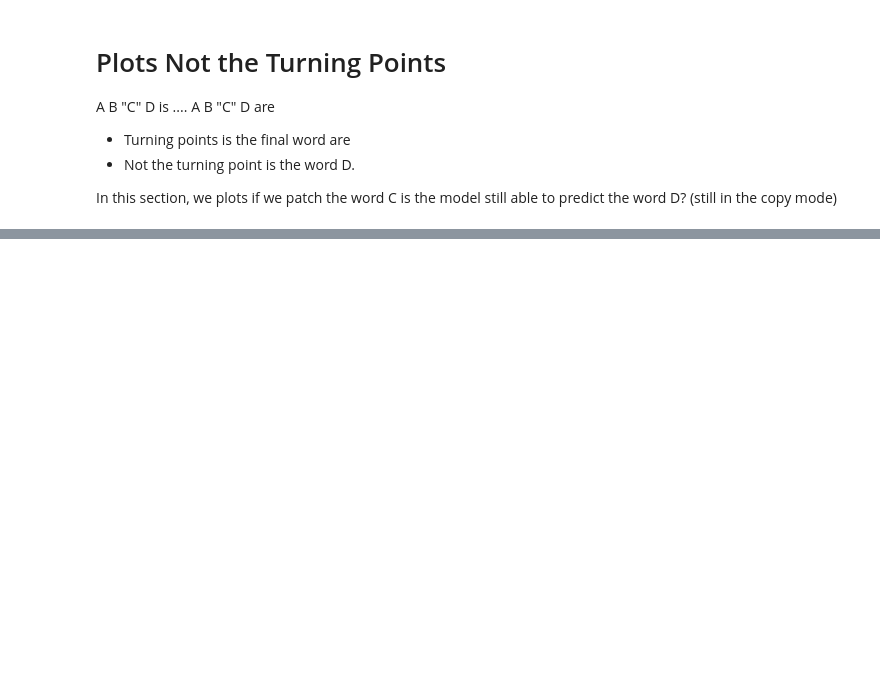
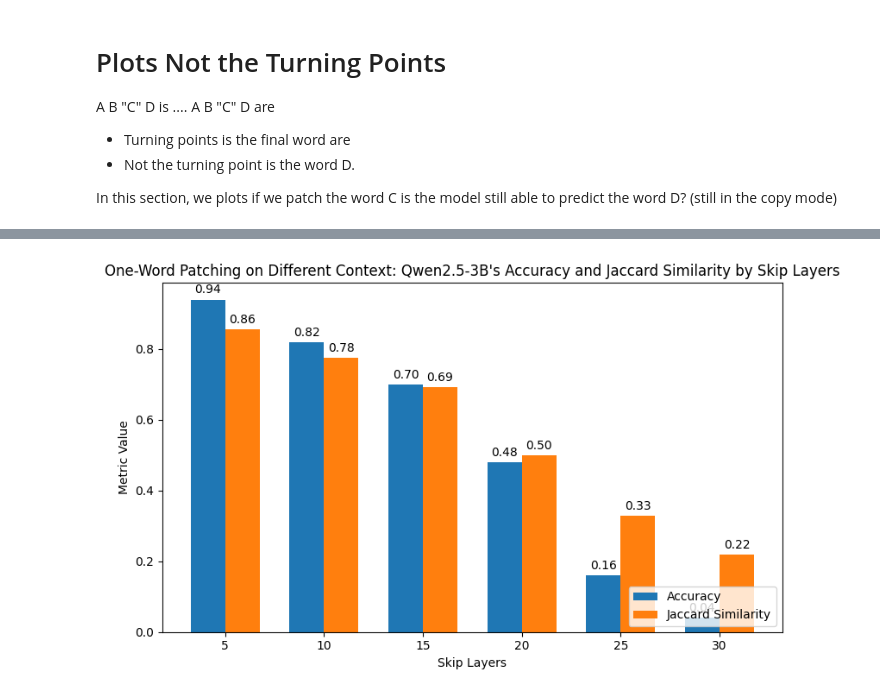
Before and after one commit to phusroyal/CopyMech, a Jupyter notebook: gec_tflens_1patch.ipynb, the cells around one changed output, grey strips where cells are left out. Drawn from its saved outputs; the diff is of its cells as text; code cells hidden in the pictures; blank space fills up the shorter version.

```diff
--- a/gec_tflens_1patch.ipynb
+++ b/gec_tflens_1patch.ipynb
@@ -24,7 +24,6 @@ def get_top_k(logits, top_k=5):
 def detect_ngram_copy(seq_ids: torch.Tensor, n=3, skip_up_to=43):
     """
     Minimal function that tries to find n-gram copy scenario
-    (just a placeholder – adapt to your real logic)
     """
     T = seq_ids.size(1)  # shape (B=1, T)
     if T < n:
@@ -634,0 +1090,16 @@ def ngram(n, model, skip_up_to, max_steps, extra_steps, k, edited_phrases):
+# %%
+seed = 5
+extra_steps = 5
+max_steps = 1024
+k=100
+seed_everything(seed)
+
+ns = [5]
+skip_up_to = [5, 10, 15, 20, 25, 30]
+info_lst = {}
+for n in ns:
+    info_lst[n] = {}
+    for skip in skip_up_to:
+        info_lst[n][skip] = {}
+        outputs = ngram(n, model, skip, max_steps, extra_steps, k, edited_sents)
+        print("-----------------------------------")
@@ -634,0 +1149,58 @@ def ngram(n, model, skip_up_to, max_steps, extra_steps, k, edited_phrases):
+# %%
+text = '''
+n-gram:  5
+Skip layers:  5
+ 94%|█████████▎| 4683/5000 [00:17<00:01, 261.01it/s]
+Avg jaccard similarity:  0.8551444379311276
+Avg accuracy 2:  0.94
+Avg accuracy 3:  0.94
+Num samples:  100
+-----------------------------------
+n-gram:  5
+Skip layers:  10
+ 94%|█████████▎| 4683/5000 [00:18<00:01, 258.03it/s]
+Avg jaccard similarity:  0.7753769623425248
+Avg accuracy 2:  0.82
+Avg accuracy 3:  0.82
+Num samples:  100
+-----------------------------------
+n-gram:  5
+Skip layers:  15
+ 94%|█████████▎| 4683/5000 [00:18<00:01, 256.28it/s]
+Avg jaccard similarity:  0.6921447915497371
+Avg accuracy 2:  0.7
+Avg accuracy 3:  0.7
+Num samples:  100
+-----------------------------------
+n-gram:  5
+Skip layers:  20
+ 94%|█████████▎| 4683/5000 [00:18<00:01, 256.16it/s]
+Avg jaccard similarity:  0.49924186942621895
+Avg accuracy 2:  0.48
+Avg accuracy 3:  0.48
+Num samples:  100
+-----------------------------------
+n-gram:  5
+Skip layers:  25
+ 94%|█████████▎| 4683/5000 [00:18<00:01, 255.55it/s]
+Avg jaccard similarity:  0.32867903281746097
+Avg accuracy 2:  0.16
+Avg accuracy 3:  0.16
+Num samples:  100
+-----------------------------------
+n-gram:  5
+Skip layers:  30
+ 94%|█████████▎| 4683/5000 [00:18<00:01, 253.60it/s]Avg jaccard similarity:  0.21817942240780497
+Avg accuracy 2:  0.04
+Avg accuracy 3:  0.04
+Num samples:  100
+-----------------------------------
+'''
+accuracy3, jaccard_similarity = extract_metrics(text)
+
+# Example data based on the results:
+skip_layers = [5, 10, 15, 20, 25, 30]
+
+plot_skip_layer_metrics(skip_layers, accuracy3, jaccard_similarity, model_name="Qwen2.5-3B", schema="One-Word Patching on Different Context")
+# %% [output]
+[figure, added]
```
Also changed, not shown: parts of 16 cells of this notebook.
